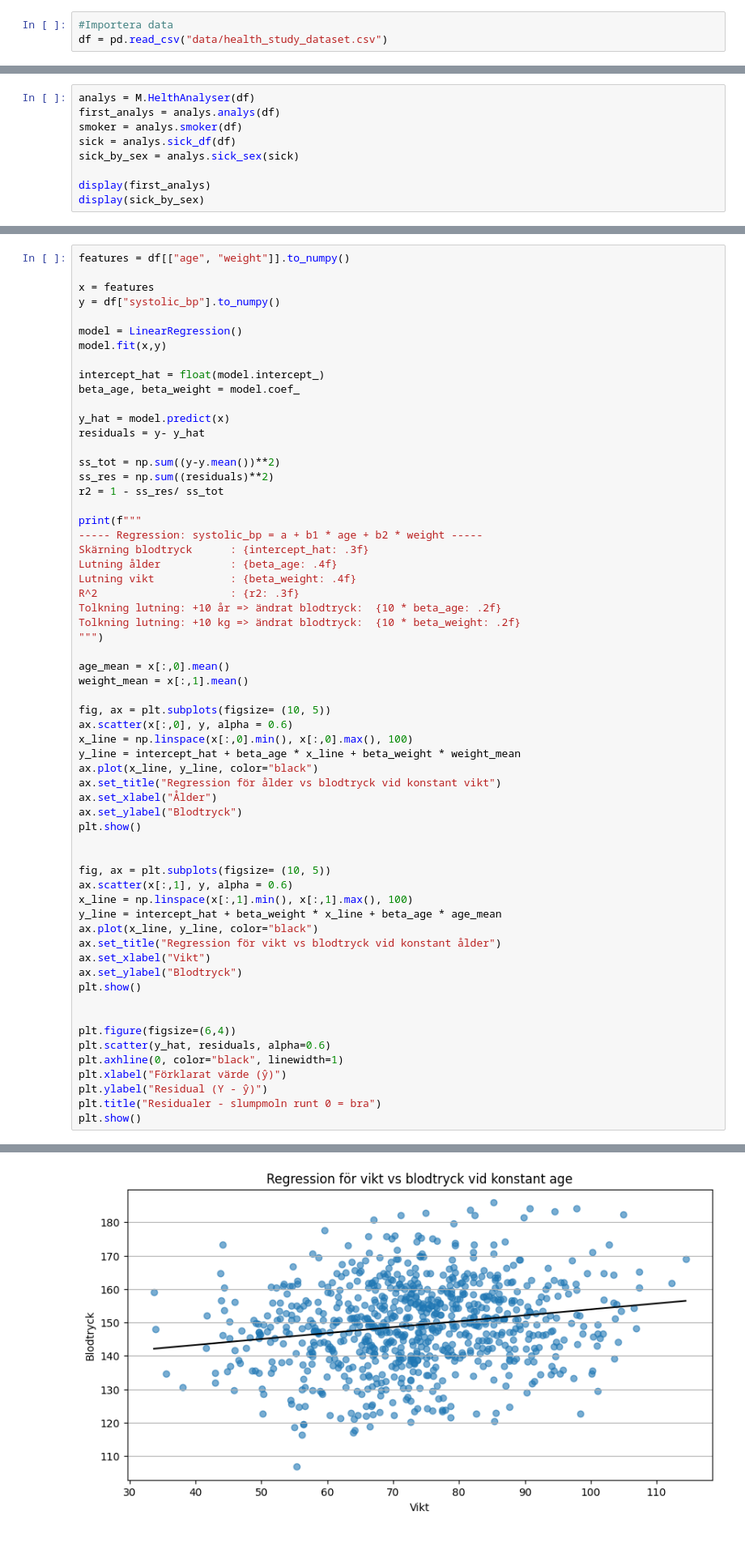
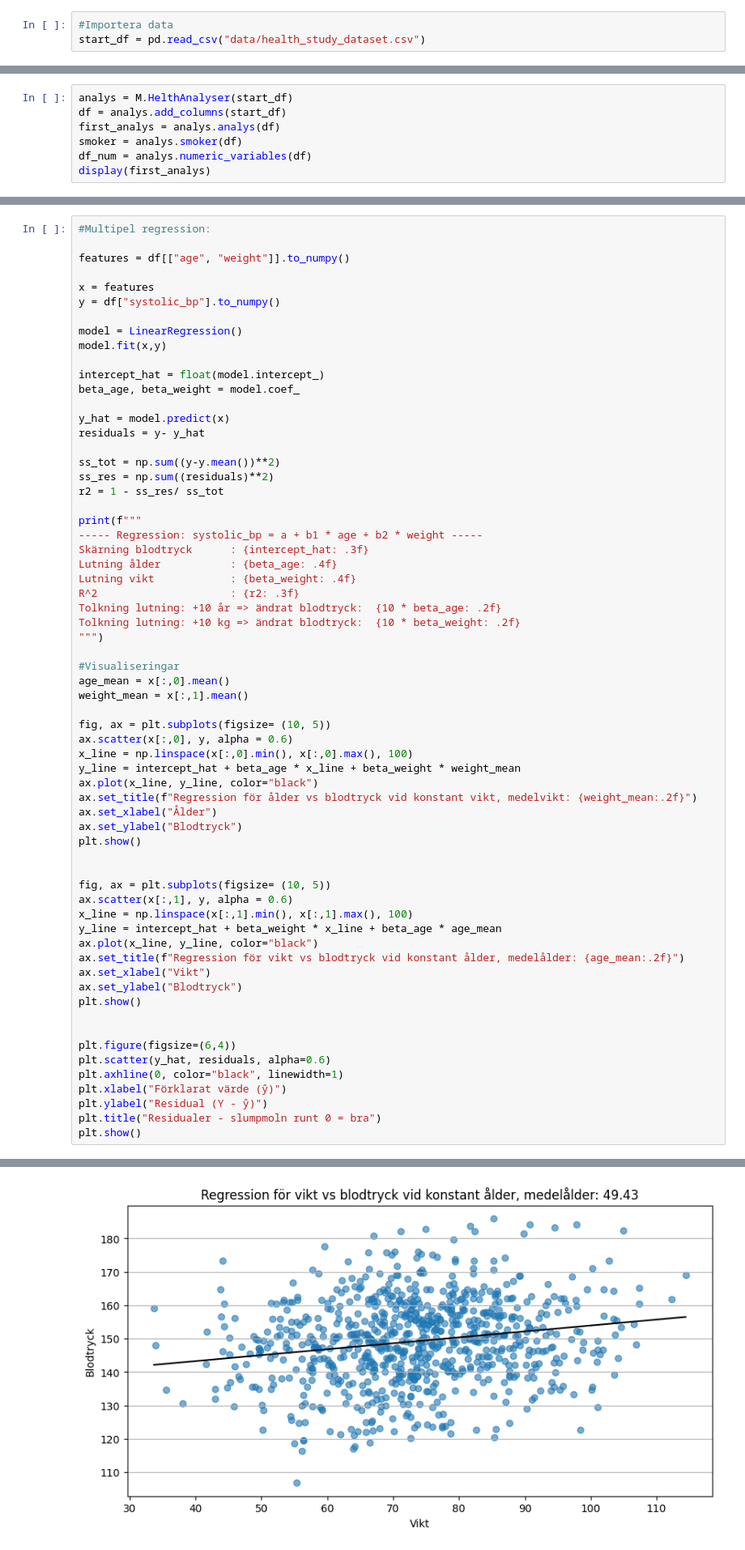
Before and after one commit to elinwahlgren/Halsostudie, a Jupyter notebook: report.ipynb, the cells around one changed output, grey strips where cells are left out. Shown: that part at 81% size. Drawn from its saved outputs; the diff is of its cells as text.

```diff
--- a/report.ipynb
+++ b/report.ipynb
@@ -17,16 +21,14 @@ plt.rcParams["axes.grid"] = True
 plt.rcParams["axes.grid.axis"] = "y"
 # %%
 #Importera data
-df = pd.read_csv("data/health_study_dataset.csv")
+start_df = pd.read_csv("data/health_study_dataset.csv")
 # %% [markdown]
 ## Beskrivande analys
 # %%
-analys = M.HelthAnalyser(df)
+analys = M.HelthAnalyser(start_df)
+df = analys.add_columns(start_df)
 first_analys = analys.analys(df)
 smoker = analys.smoker(df)
-sick = analys.sick_df(df)
-sick_by_sex = analys.sick_sex(sick)
-
+df_num = analys.numeric_variables(df)
 display(first_analys)
-display(sick_by_sex)
 # %% [output]
@@ -254,6 +256,8 @@ och se om det på riktigt finns någon skillnad i blodtryck mellan rökare och i
 # Linjär regression
 ## Förutsäga blodtryck från ålder och vikt.
 # %%
+#Multipel regression:
+
 features = df[["age", "weight"]].to_numpy()
 
 x = features
@@ -282,6 +286,7 @@ Tolkning lutning: +10 år => ändrat blodtryck:  {10 * beta_age: .2f}
 Tolkning lutning: +10 kg => ändrat blodtryck:  {10 * beta_weight: .2f}
 """)
 
+#Visualiseringar
 age_mean = x[:,0].mean()
 weight_mean = x[:,1].mean()
 
@@ -290,7 +295,7 @@ ax.scatter(x[:,0], y, alpha = 0.6)
 x_line = np.linspace(x[:,0].min(), x[:,0].max(), 100)
 y_line = intercept_hat + beta_age * x_line + beta_weight * weight_mean
 ax.plot(x_line, y_line, color="black")
-ax.set_title("Regression för ålder vs blodtryck vid konstant vikt")
+ax.set_title(f"Regression för ålder vs blodtryck vid konstant vikt, medelvikt: {weight_mean:.2f}")
 ax.set_xlabel("Ålder")
 ax.set_ylabel("Blodtryck")
 plt.show()
@@ -301,7 +306,7 @@ ax.scatter(x[:,1], y, alpha = 0.6)
 x_line = np.linspace(x[:,1].min(), x[:,1].max(), 100)
 y_line = intercept_hat + beta_weight * x_line + beta_age * age_mean
 ax.plot(x_line, y_line, color="black")
-ax.set_title("Regression för vikt vs blodtryck vid konstant ålder")
+ax.set_title(f"Regression för vikt vs blodtryck vid konstant ålder, medelålder: {age_mean:.2f}")
 ax.set_xlabel("Vikt")
 ax.set_ylabel("Blodtryck")
 plt.show()
@@ -326,2 +331,2 @@ Tolkning lutning: +10 kg => ändrat blodtryck:   1.78
-[figure, old version]
+[figure, new version]
 [figure]
```
Also changed, not shown: parts of 13 cells of this notebook, 2 other files.
